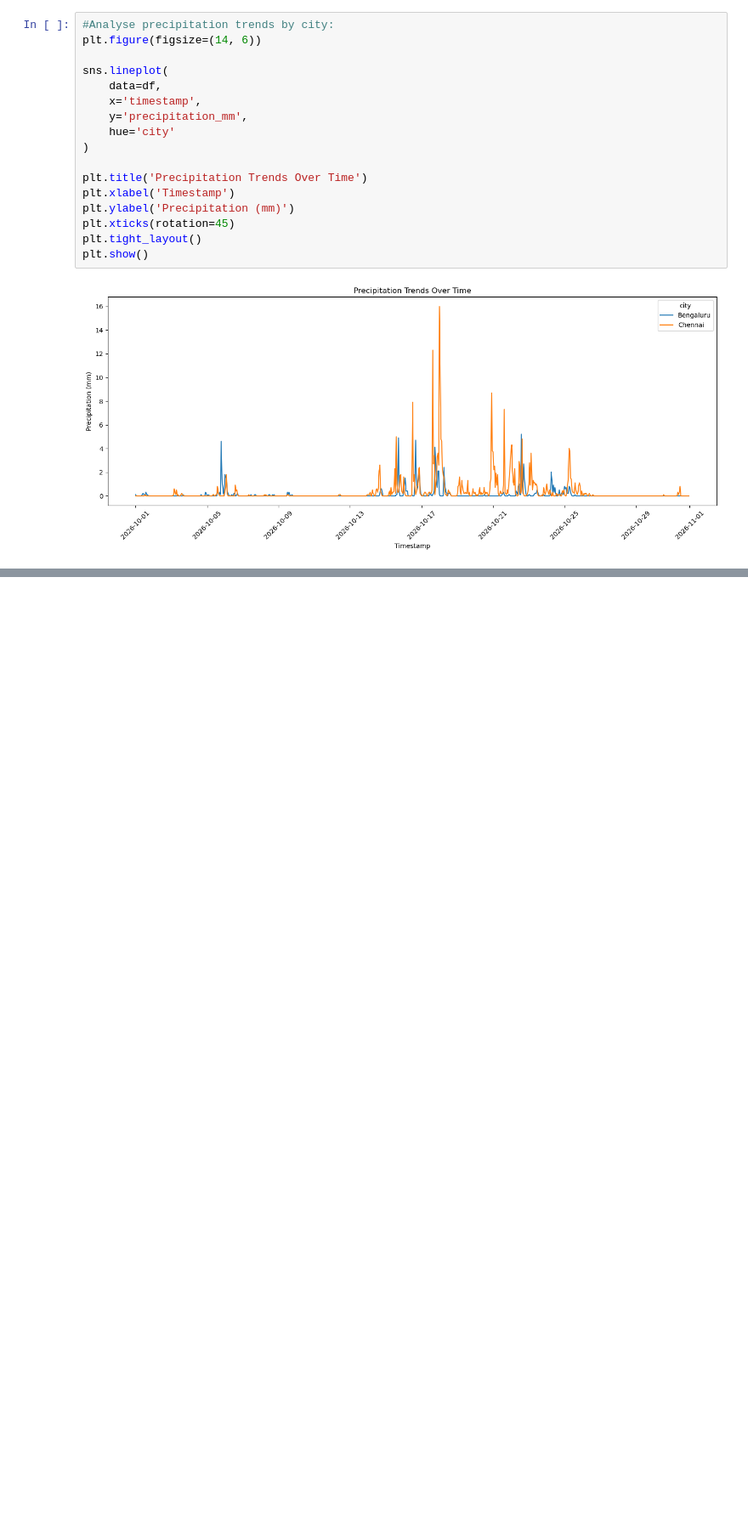
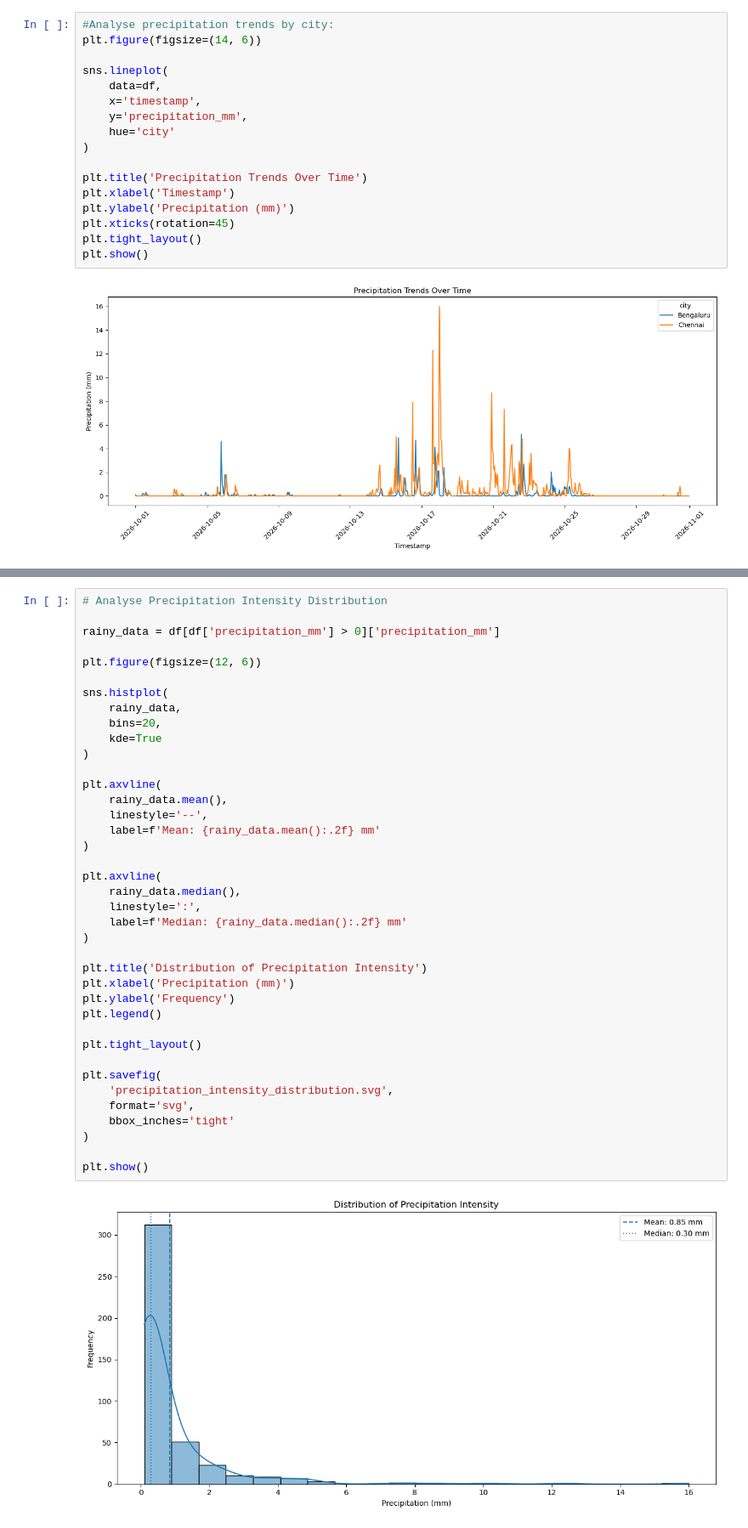
Before and after one commit to shabaz-syed/AtomSync-MicroClimate-Analaytics, a Jupyter notebook: Notebooks/01_data_understanding.ipynb, the cells around one changed output, grey strips where cells are left out. Shown at 85% size. Drawn from its saved outputs; the diff is of its cells as text; blank space fills up the shorter version.

```diff
--- a/Notebooks/01_data_understanding.ipynb
+++ b/Notebooks/01_data_understanding.ipynb
@@ -576,0 +659,41 @@ plt.show()
+# %%
+# Analyse Precipitation Intensity Distribution
+
+rainy_data = df[df['precipitation_mm'] > 0]['precipitation_mm']
+
+plt.figure(figsize=(12, 6))
+
+sns.histplot(
+    rainy_data,
+    bins=20,
+    kde=True
+)
+
+plt.axvline(
+    rainy_data.mean(),
+    linestyle='--',
+    label=f'Mean: {rainy_data.mean():.2f} mm'
+)
+
+plt.axvline(
+    rainy_data.median(),
+    linestyle=':',
+    label=f'Median: {rainy_data.median():.2f} mm'
+)
+
+plt.title('Distribution of Precipitation Intensity')
+plt.xlabel('Precipitation (mm)')
+plt.ylabel('Frequency')
+plt.legend()
+
+plt.tight_layout()
+
+plt.savefig(
+    'precipitation_intensity_distribution.svg',
+    format='svg',
+    bbox_inches='tight'
+)
+
+plt.show()
+# %% [output]
+[figure, added]
```
Also changed, not shown: parts of 4 cells of this notebook.
